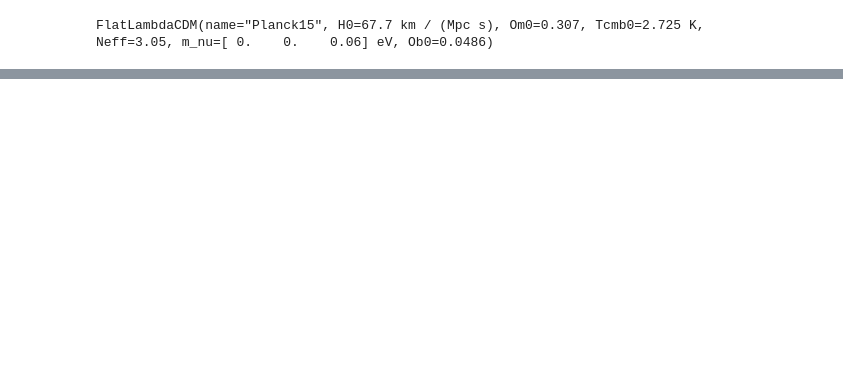
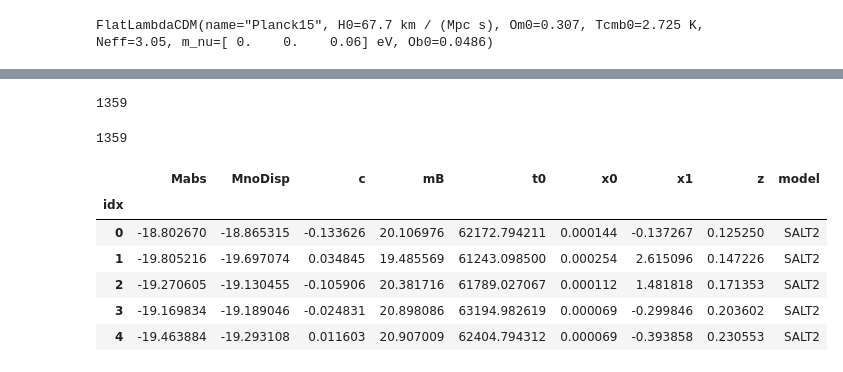
Before and after one commit to rbiswas4/SNPopp, a Jupyter notebook: Examples/Demo_SimpleSALTPopulation.ipynb, the cells around one changed output, grey strips where cells are left out. Saved outputs shown, nothing was run; the diff lists cells and outputs as text; code cells hidden in the pictures; blank space fills up the shorter version.

```diff
--- a/Examples/Demo_SimpleSALTPopulation.ipynb
+++ b/Examples/Demo_SimpleSALTPopulation.ipynb
@@ -70,0 +102,18 @@ OrderedDict([('M', 0.014192624391166336),
+# %%
+spz.zSamples.size
+# %% [output]
+1359
+# %%
+spz.numSources
+# %% [output]
+1359
+# %%
+spz.paramsTable.head()
+# %% [output]
+|  | Mabs | MnoDisp | c | mB | t0 | x0 | x1 | z | model |
+| idx |  |  |  |  |  |  |  |  |  |
+| 0 | -18.802670 | -18.865315 | -0.133626 | 20.106976 | 62172.794211 | 0.000144 | -0.137267 | 0.125250 | SALT2 |
+| 1 | -19.805216 | -19.697074 | 0.034845 | 19.485569 | 61243.098500 | 0.000254 | 2.615096 | 0.147226 | SALT2 |
+| 2 | -19.270605 | -19.130455 | -0.105906 | 20.381716 | 61789.027067 | 0.000112 | 1.481818 | 0.171353 | SALT2 |
+| 3 | -19.169834 | -19.189046 | -0.024831 | 20.898086 | 63194.982619 | 0.000069 | -0.299846 | 0.203602 | SALT2 |
+| 4 | -19.463884 | -19.293108 | 0.011603 | 20.907009 | 62404.794312 | 0.000069 | -0.393858 | 0.230553 | SALT2 |
```
Also changed, not shown: parts of 22 cells of this notebook, 3 other files.
